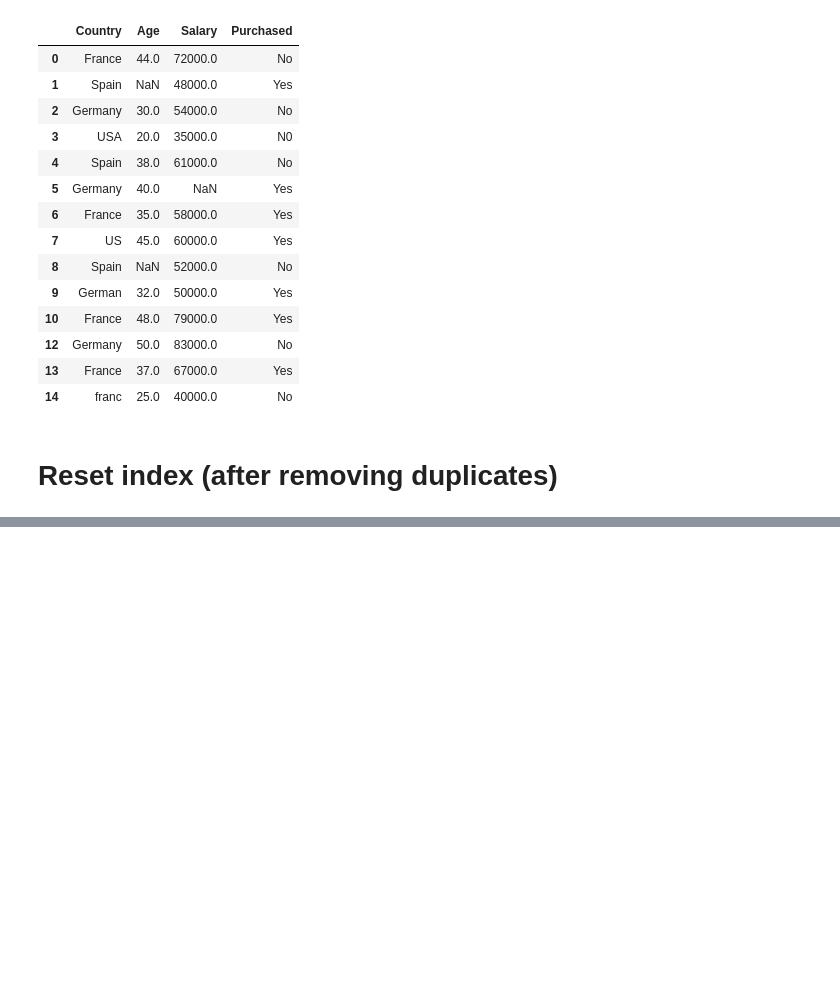
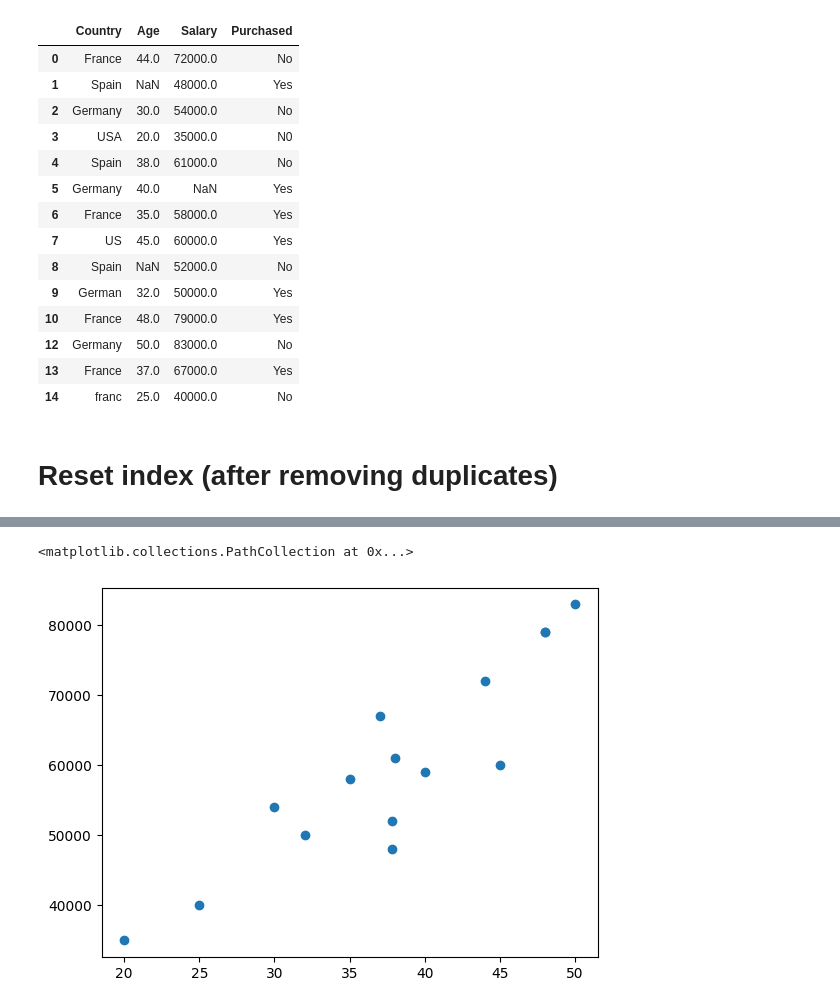
Before and after one commit to tilakpoudel/mds1, a Jupyter notebook: data-science/data-munging/data_munging.ipynb, the cells around one changed output, grey strips where cells are left out. Cells and saved outputs as stored; diff of their text form; code cells hidden in the pictures; blank space fills up the shorter version.

```diff
--- a/data-science/data-munging/data_munging.ipynb
+++ b/data-science/data-munging/data_munging.ipynb
@@ -189,0 +352,6 @@ data
+# %%
+# scatter plot
+plt.scatter(data['Age'], data['Salary'])
+# %% [output]
+<matplotlib.collections.PathCollection at 0x...>
+[figure, added]
```
Also changed, not shown: parts of 32 cells of this notebook.
